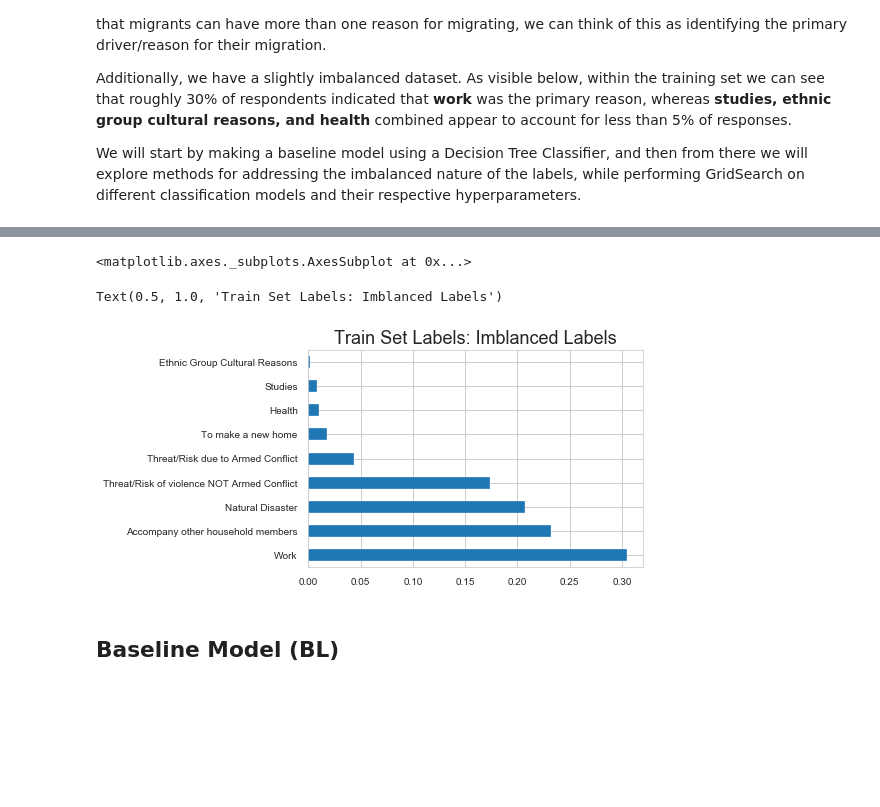
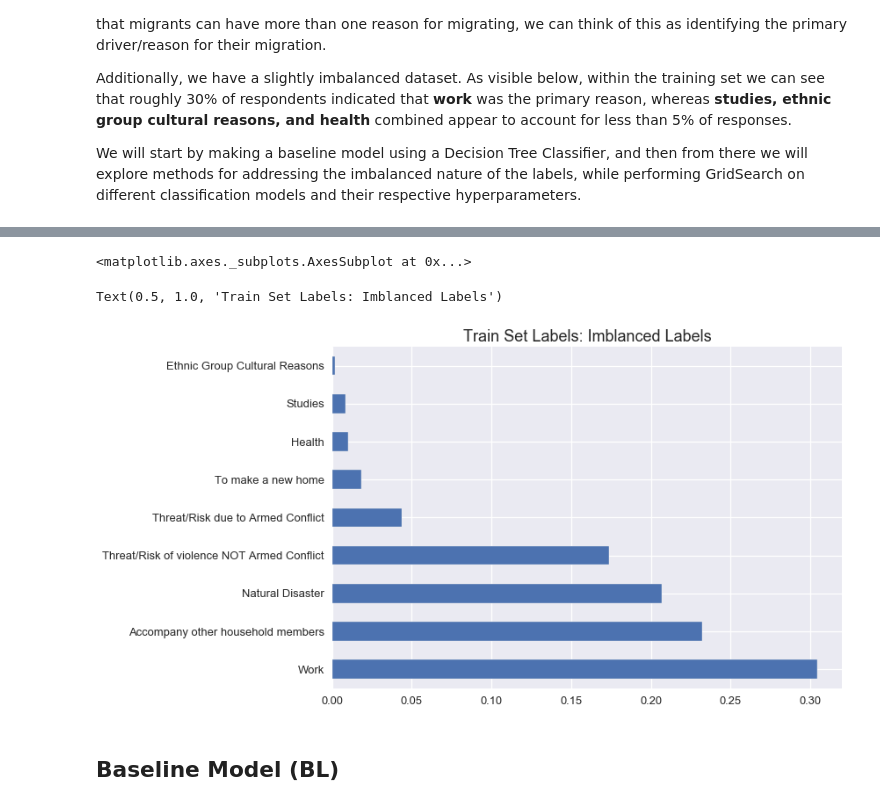
Before and after one commit to squiroga8/dsc-mod-5-project-online-ds-sp-000, a Jupyter notebook: Notebook_migration_classification_model.ipynb, the cells around one changed output, grey strips where cells are left out. Drawn from its saved outputs; the diff is of its cells as text; code cells hidden in the pictures; blank space fills up the shorter version.

```diff
--- a/Notebook_migration_classification_model.ipynb
+++ b/Notebook_migration_classification_model.ipynb
@@ -1641,10 +1658,11 @@ We will start by making a baseline model using a Decision Tree Classifier, and t
 # %%
+plt.style.use('seaborn-talk')
 y_train.value_counts(normalize=True).plot(kind="barh")
 plt.title("Train Set Labels: Imblanced Labels", fontsize=18)
 # %% [output]
 <matplotlib.axes._subplots.AxesSubplot at 0x...>
 Text(0.5, 1.0, 'Train Set Labels: Imblanced Labels')
-[figure, old version]
+[figure, new version]
 # %% [markdown]
 ## Baseline Model (BL)
 # %% [markdown]
```
Also changed, not shown: parts of 22 cells of this notebook, 12 other files.
